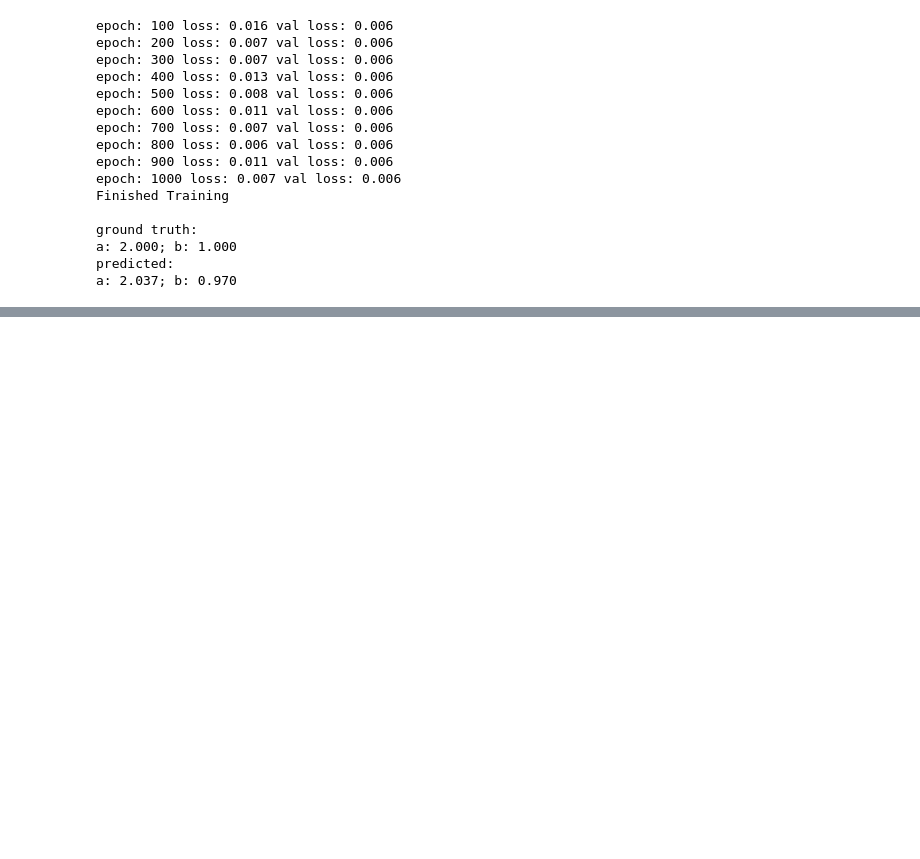
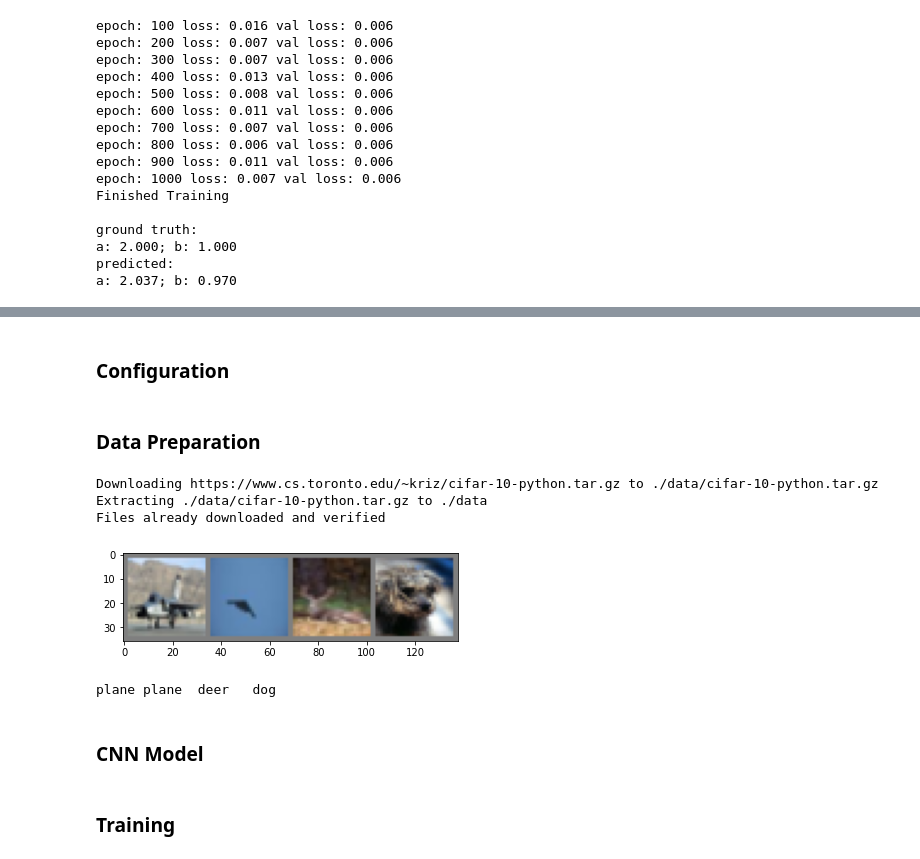
Before and after one commit to hozongsien/PyTorchTutorial, a Jupyter notebook: PyTorchTutorial.ipynb, the cells around one changed output, grey strips where cells are left out. Drawn from its saved outputs; the diff is of its cells as text; code cells hidden in the pictures; blank space fills up the shorter version.

Commit message:
Added CNN for image recognition on CIFAR10 dataset

```diff
--- a/PyTorchTutorial.ipynb
+++ b/PyTorchTutorial.ipynb
@@ -233,0 +250,58 @@ a: 2.037; b: 0.970
+# %% [markdown]
+### Configuration
+# %%
+PATH = './cifar_net.pth'
+
+device = 'cuda' if torch.cuda.is_available() else 'cpu'
+
+# Hyperparams
+lr = 0.001
+momentum = 0.9
+NUM_EPOCHS = 2
+BATCH_SIZE = 4
+VAL_BATCH_SIZE = 4
+# %% [markdown]
+### Data Preparation
+# %%
+# Prepare images
+transform = transforms.Compose(
+    [transforms.ToTensor(),
+     transforms.Normalize((0.5, 0.5, 0.5), (0.5, 0.5, 0.5))])
+
+# Prepare batches
+trainset = CIFAR10(root='./data', train=True,
+                   download=True, transform=transform)
+trainloader = DataLoader(trainset, batch_size=BATCH_SIZE, shuffle=True, num_workers=2)
+
+testset = CIFAR10(root='./data', train=False,
+                  download=True, transform=transform)
+testloader = DataLoader(testset, batch_size=VAL_BATCH_SIZE,
+                        shuffle=False, num_workers=2)
+
+classes = ('plane', 'car', 'bird', 'cat',
+           'deer', 'dog', 'frog', 'horse', 'ship', 'truck')
+# %% [output]
+Downloading https://www.cs.toronto.edu/~kriz/cifar-10-python.tar.gz to ./data/cifar-10-python.tar.gz
+Extracting ./data/cifar-10-python.tar.gz to ./data
+Files already downloaded and verified
+# %%
+def imshow(img):
+    img = img / 2 + 0.5     # unnormalize
+    npimg = img.numpy()
+    plt.imshow(np.transpose(npimg, (1, 2, 0)))
+    plt.show()
+
+
+# get some random training images
+dataiter = iter(trainloader)
+images, labels = dataiter.next()
+
+# show images
+imshow(torchvision.utils.make_grid(images))
+# print labels
+print(' '.join('%5s' % classes[labels[j]] for j in range(4)))
+# %% [output]
+[figure, added]
+plane plane  deer   dog
+# %% [markdown]
+### CNN Model
@@ -233,0 +331,2 @@ a: 2.037; b: 0.970
+# %% [markdown]
+### Training
```
Also changed, not shown: parts of 17 cells of this notebook.
